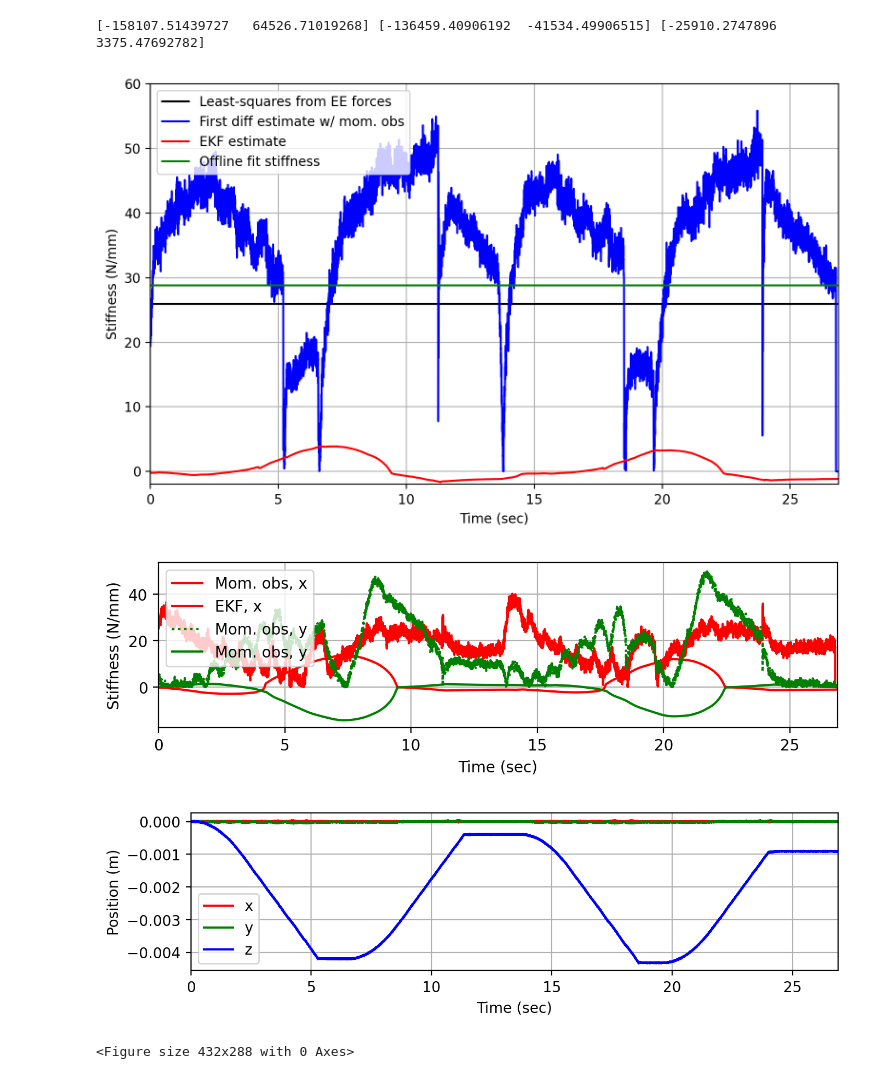
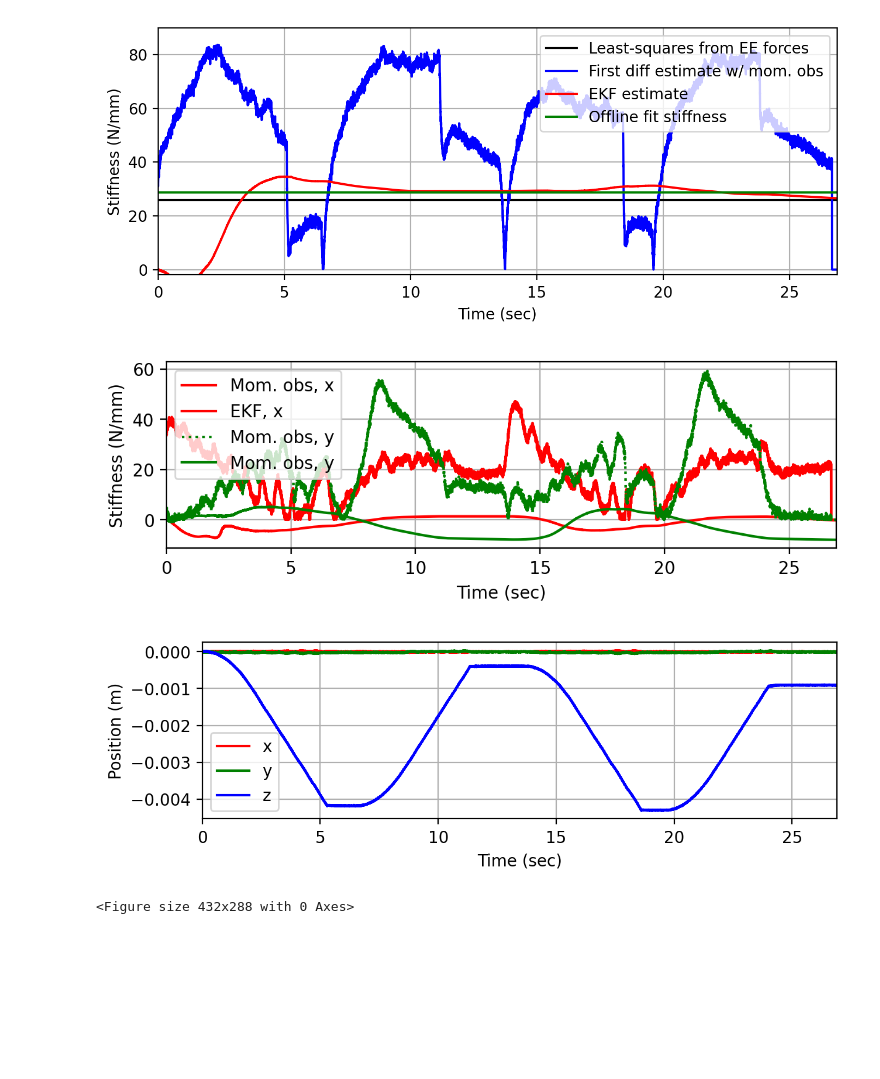
Before and after one commit to khaninger/full-state-estimator, a Jupyter notebook: pickle_plot.ipynb, the cells around one changed output. Drawn from its saved outputs; the diff is of its cells as text; code cells hidden in the pictures; blank space fills up the shorter version.

```diff
--- a/pickle_plot.ipynb
+++ b/pickle_plot.ipynb
@@ -8,7 +8,7 @@ plt_dpi = 200
 # Plotting the estimated force, observer force, measured force
 
 #traj = 'data/ur_vertical_3_stiff.pkl' # estimating stiffness online
-traj = 'data/ur_rotate_stiff_2.pkl'
+traj = 'data/ur_vertical_3.pkl'
 with open(traj, 'rb') as f:
     states, _, _, _, stiff, _, f_ee_obs_stiff, f_ee, true_pos, true_vel = pickle.load(f)
 
@@ -85,14 +85,14 @@ for i in range(N):
     f_ee_w[:,i] = x_ees[i][1]@f_ee[:,i]
     x_reg[:3,i] = x_ees[i][0].squeeze()
     #print(x_reg[:,i])
-Kx, _, _, _ = np.linalg.lstsq(x_reg[[0,-1],:].T, f_ee_w[0].T)
-Ky, _, _, _ = np.linalg.lstsq(x_reg[[1,-1],:].T, f_ee_w[1].T)
-Kz, _, _, _ = np.linalg.lstsq(x_reg[2:,:].T, f_ee_w[2].T)
+Kx, _, _, _ = np.linalg.lstsq(x_reg[[0,-1],:].T, f_ee_w[0].T, rcond=None)
+Ky, _, _, _ = np.linalg.lstsq(x_reg[[1,-1],:].T, f_ee_w[1].T, rcond=None)
+Kz, _, _, _ = np.linalg.lstsq(x_reg[2:,:].T, f_ee_w[2].T, rcond=None)
 print(Kx, Ky, Kz)
 
 # Online moving-average first difference estimate
 K_online = np.zeros((3,N))
-offset = 50
+offset = 100
 for i in range(N-offset):
     K_online[:,i] = abs((f_ee_mom_obs[:,i+offset]-f_ee[:,i]))/np.array(abs((x_reg[:3,i+offset]-x_reg[:3, i]))).clip(min=5e-4)
 
@@ -103,14 +103,14 @@ Kz_offline = 28819.3
 
 t = np.array([range(f_ee.shape[1])]).squeeze()/500.
 
-fig = plt.figure(figsize=(8,5), dpi=plt_dpi)
+fig = plt.figure(figsize=(7,3), dpi=plt_dpi)
 scale = 1000
 plt.plot(t[[0, -1]], [-Kz[0]/scale, -Kz[0]/scale], 'k', label="Least-squares from EE forces")
 plt.plot(t, K_online[2]/scale, 'b', label= "First diff estimate w/ mom. obs")
 plt.plot(t, -stiff[2]/scale, 'r', label= "EKF estimate")
 plt.plot(t[[0, -1]], [Kz_offline/scale, Kz_offline/scale], 'g', label= "Offline fit stiffness")
 
-plt.ylim((-2, 60))
+plt.ylim((-2, 90))
 plt.xlim(t[[0,-1]])
 plt.grid(True)
 
@@ -118,9 +118,9 @@ plt.ylabel("Stiffness (N/mm)")
 plt.xlabel("Time (sec)")
 plt.legend()
 plt.tight_layout()
-#plt.savefig('figs/stiffness.pdf')
+plt.savefig('figs/stiffness.pdf')
 
-fig, axs = plt.subplots(1,1,figsize=(8,2), dpi=plt_dpi)
+fig, axs = plt.subplots(1,1,figsize=(7,2), dpi=plt_dpi)
 scale = 1000
 axs.plot(t, K_online[0]/scale, 'r', label= "Mom. obs, x")
 axs.plot(t, -stiff[0]/scale, 'r', label= "EKF, x")
@@ -131,10 +131,10 @@ axs.set_xlim(t[[0,-1]])
 axs.grid(True)
 axs.legend()
 plt.xlabel("Time (sec)")
-plt.savefig('figs/stiffness_xy.png')
+plt.savefig('figs/stiffness_xy.pdf')
 
 
-fig, axs = plt.subplots(1,1,figsize=(8,2), dpi=plt_dpi)
+fig, axs = plt.subplots(1,1,figsize=(7,2), dpi=plt_dpi)
 scale = 1000
 
 axs.plot(t, x_reg[0]-x_reg[0,0], 'r', label= "x")
@@ -160,8 +155,7 @@ To use the future default and silence this warning we advise to pass `rcond=None
-[-158107.51439727   64526.71019268] [-136459.40906192  -41534.49906515] [-25910.2747896    3375.47692782]
-[figure, old version]
+[figure, new version]
-[figure, old version]
+[figure, new version]
-[figure, old version]
+[figure, new version]
-<Figure size 432x288 with 0 Axes>
+<Figure size 432x288 with 0 Axes>
 # %%
 # Plotting the positoin and orientation of the robot and the estimated contact point
 #%matplotlib
```
Also changed, not shown: parts of 5 cells of this notebook, 14 other files.
